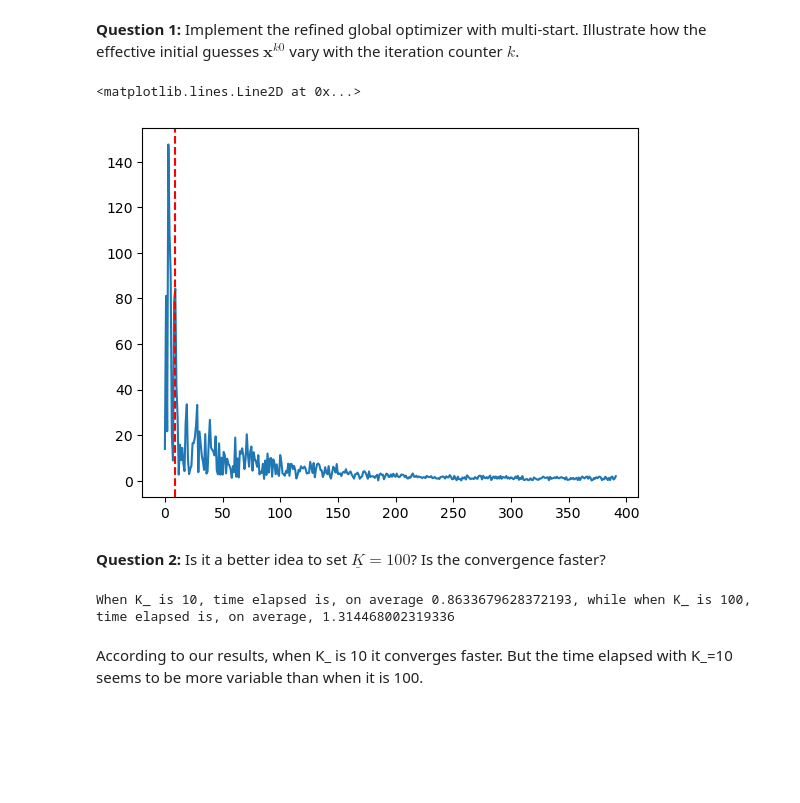
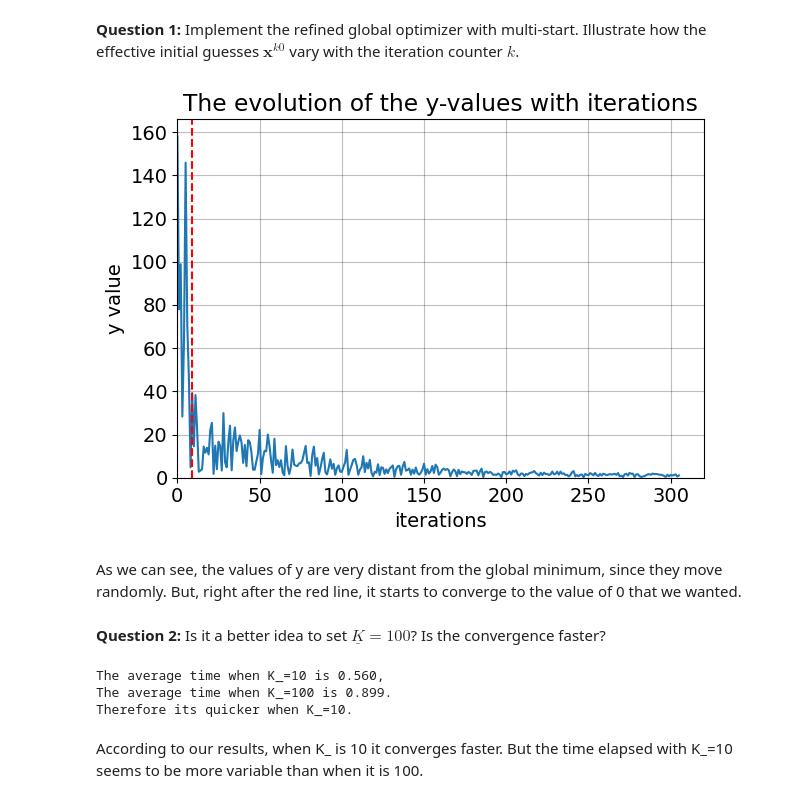
Before and after one commit to NumEconCopenhagen/projects-2023-the-best-duo, a Jupyter notebook: examproject/Exam-2023-notebook.ipynb, the cells around one changed output. Cells and saved outputs as stored; diff of their text form; code cells hidden in the pictures; blank space fills up the shorter version.

```diff
--- a/examproject/Exam-2023-notebook.ipynb
+++ b/examproject/Exam-2023-notebook.ipynb
@@ -13,7 +13,7 @@
 	/vscode-jupyter-toc-config -->
 <!-- THIS CELL WILL BE REPLACED ON TOC UPDATE. DO NOT WRITE YOUR TEXT IN THIS CELL -->
 # %%
-# write your code here
+# a. imports
 import sympy as sm
 import numpy as np
 import matplotlib.pyplot as plt
@@ -21,8 +21,16 @@ from scipy import optimize
 from types import SimpleNamespace
 import time
 
+# b. our files
+from problem1 import optimal_taxation_model
 from problem2 import problem2_model
 from problem3 import multistart_optimizer
+
+plt.rcParams.update({"axes.grid":True,"grid.color":"black","grid.alpha":"0.25","grid.linestyle":"-"})
+plt.rcParams.update({'font.size': 14})
+
+
+# c. reload
 %load_ext autoreload
 %autoreload 2
 # %% [output]
@@ -410,50 +476,88 @@ The optimizer in Step 3.E is `BFGS` with a tolerance of $\tau$.
 # %% [markdown]
 **Question 1:** Implement the refined global optimizer with multi-start. Illustrate how the effective initial guesses $\mathbf{x}^{k0}$ vary with the iteration counter $k$.
 # %%
-# write your code here
+# a. set parameters
 K_ = 10
+K = 1000
+bounds = [-600,600]
+tau=10**-8
 
-x_star, x_list = multistart_optimizer(griewank,[-600,600],tau=10**-8,K_=K_,K=1000)
-x_star
+# b. get the values
+x_star, x_list = multistart_optimizer(griewank,bounds,tau,K_,K)
 
+# c. calculate y values
 y_list = []
 for x in x_list:
     y = griewank(x)
     y_list.append(y)
 
+# d. create subplot
 ax = plt.subplot()
+
+# e. plot
 ax.plot(range(len(y_list)),y_list)
 ax.axvline(x=K_-1, color='r', linestyle='--')
+
+# f. name and set bounds to axis and title
+ax.set_xlabel("iterations")
+ax.set_ylabel("y value")
+ax.set_title("The evolution of the y-values with iterations")
+ax.set_xbound(0)
+ax.set_ybound(0)
+
+# g. show
+plt.tight_layout()
+plt.show()
 # %% [output]
-<matplotlib.lines.Line2D at 0x...>
-[figure, old version]
+[figure, new version]
+# %% [markdown]
+As we can see, the values of y are very distant from the global minimum, since they move randomly. But, right after the red line, it starts to converge to the value of 0 that we wanted.
 # %% [markdown]
 **Question 2:** Is it a better idea to set $\underline{K} = 100$? Is the convergence faster?
 # %%
-# write your code here
+# a. set parameter
 n = 10
 
+# b. calculate times
 t1_list = []
 t2_list = []
 
 for i in range(n):
+
+    # i. calculate time for K_=10
     K_ = 10
     t1_start = time.time()
-    multistart_optimizer(griewank,[-600,600],tau=10**-8,K_=K_,K=1000)
+    multistart_optimizer(griewank,bounds,tau,K_,K)
     t1_end = time.time()
-    t1_list.append(t1_end-t1_start)
 
+    # ii. calculate time for K_=100
     K_ = 100
     t2_start = time.time()
-    multistart_optimizer(griewank,[-600,600],tau=10**-8,K_=K_,K=1000)
+    multistart_optimizer(griewank,bounds,tau,K_,K)
     t2_end = time.time()
+
+    # iii. record the times
+    t1_list.append(t1_end-t1_start)
     t2_list.append(t2_end-t2_start)
 
+# c. compute average
 t1_average = sum(t1_list)/len(t1_list)
 t2_average = sum(t2_list)/len(t2_list)
 
-print(f"When K_ is 10, time elapsed is, on average {t1_average}, while when K_ is 100, time elapsed is, on average, {t2_average}")
+# d. building the answer
+response = f"The average time when K_=10 is {t1_average:.3f},\n"
+response += f"The average time when K_=100 is {t2_average:.3f}.\n"
+
+if t1_average<t2_average:
+    response += "Therefore its quicker when K_=10."
+else:
+    response += "Therefore its quicker when K_=100."
+
+# d. print
+print(response)
 # %% [output]
-When K_ is 10, time elapsed is, on average 0.8633679628372193, while when K_ is 100, time elapsed is, on average, 1.314468002319336
+The average time when K_=10 is 0.560,
+The average time when K_=100 is 0.899.
+Therefore its quicker when K_=10.
 # %% [markdown]
 According to our results, when K_ is 10 it converges faster. But the time elapsed with K_=10 seems to be more variable than when it is 100.
```
Also changed, not shown: parts of 23 cells of this notebook, 3 other files.
